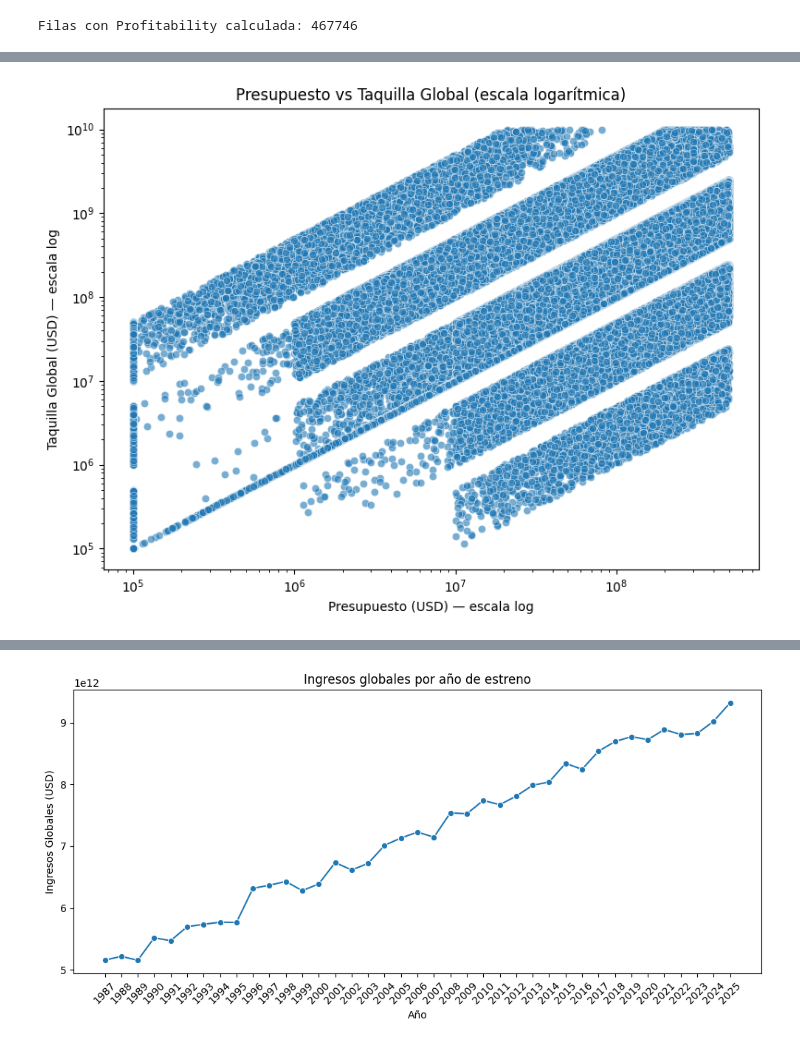
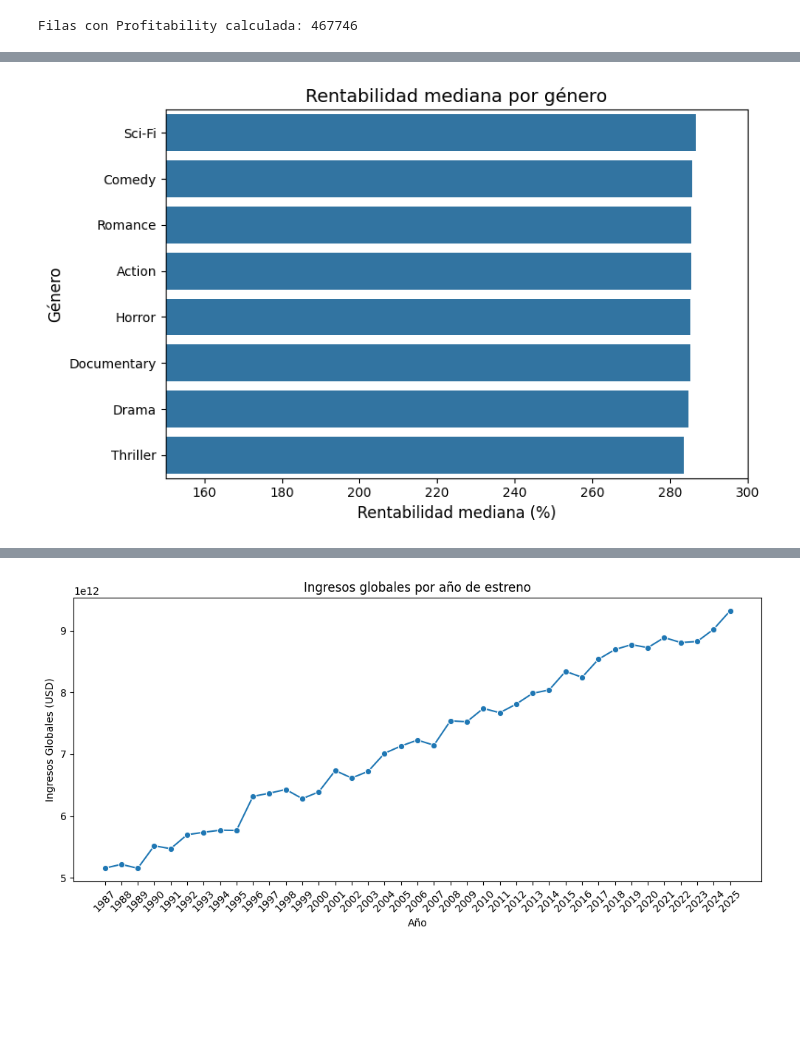
Before and after one commit to JuanCaTorres221/LaboratorioIA2, a Jupyter notebook: EDA/EDA.ipynb, the cells around one changed output, grey strips where cells are left out. Drawn from its saved outputs; the diff is of its cells as text; code cells hidden in the pictures; blank space fills up the shorter version.

```diff
--- a/EDA/EDA.ipynb
+++ b/EDA/EDA.ipynb
@@ -519,15 +534,12 @@ for var in vars_dist + ['Profitability']:
 # %%
-if 'BudgetUSD' in df_final_corregido.columns and 'Global_BoxOfficeUSD' in df_final_corregido.columns:
-    df_scatter = df_final_corregido[(df_final_corregido['BudgetUSD'] > 0) & (df_final_corregido['Global_BoxOfficeUSD'] > 0)].copy()
-    plt.figure(figsize=(8,6))
-    sns.scatterplot(data=df_scatter, x='BudgetUSD', y='Global_BoxOfficeUSD', alpha=0.6)
-    plt.xscale('log')
-    plt.yscale('log')
-    plt.xlabel("Presupuesto (USD) — escala log")
-    plt.ylabel("Taquilla Global (USD) — escala log")
-    plt.title("Presupuesto vs Taquilla Global (escala logarítmica)")
-    plt.tight_layout()
-    plt.show()
+plt.figure(figsize=(8,5))
+sns.barplot(x=rent_gen.values*100, y=rent_gen.index)
+plt.xlabel("Rentabilidad mediana (%)", fontsize=12)
+plt.ylabel("Género", fontsize=12)
+plt.title("Rentabilidad mediana por género", fontsize=14)
+plt.xlim(150, 300)
+plt.tight_layout()
+plt.show()
 # %% [output]
-[figure, old version]
+[figure, new version]
 # %%
```
Also changed, not shown: parts of 10 cells of this notebook.
